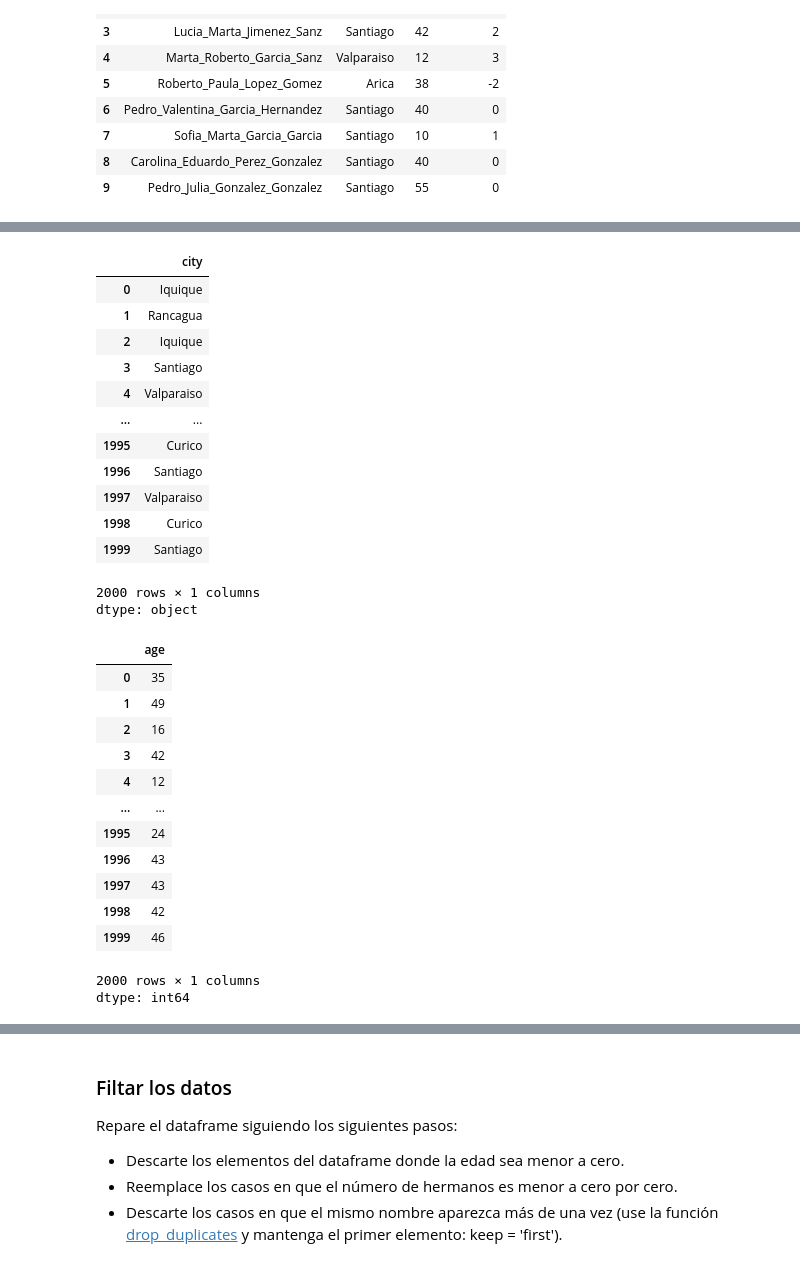
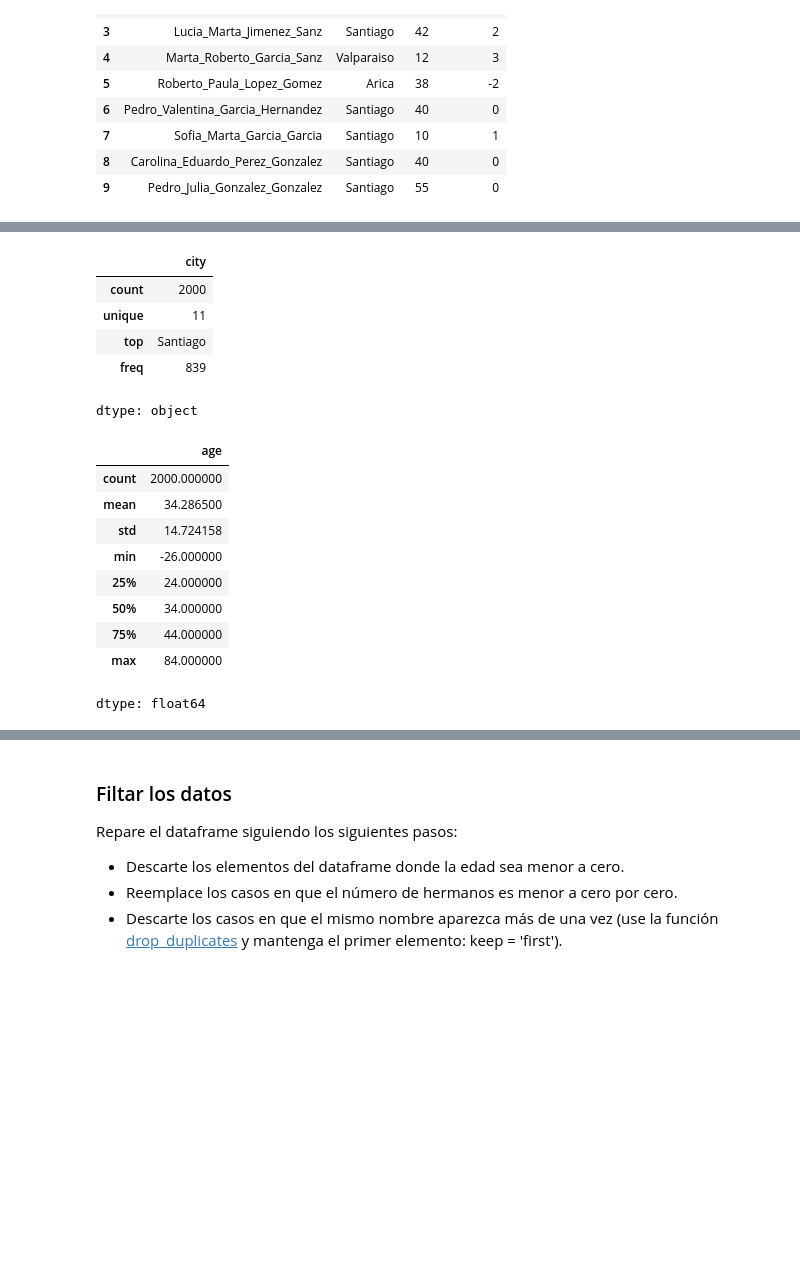
Before and after one commit to Morales-Andres/Tarea-1, a Jupyter notebook: Tarea_1.ipynb, the cells around one changed output, grey strips where cells are left out. Drawn from its saved outputs; the diff is of its cells as text; code cells hidden in the pictures; blank space fills up the shorter version.

```diff
--- a/Tarea_1.ipynb
+++ b/Tarea_1.ipynb
@@ -243,39 +236,29 @@ dtype: object
 # %%
 df_censo_ciudad = df_censo['city']
 df_censo_ciudad
+df_censo_ciudad.describe()
 # %% [output]
 |  | city |
-| 0 | Iquique |
-| 1 | Rancagua |
-| 2 | Iquique |
-| 3 | Santiago |
-| 4 | Valparaiso |
-| ... | ... |
-| 1995 | Curico |
-| 1996 | Santiago |
-| 1997 | Valparaiso |
-| 1998 | Curico |
-| 1999 | Santiago |
+| count | 2000 |
+| unique | 11 |
+| top | Santiago |
+| freq | 839 |
-2000 rows × 1 columns
 dtype: object
 # %%
 df_censo_edad = df_censo['age']
 df_censo_edad
+df_censo_edad.describe()
 # %% [output]
 |  | age |
-| 0 | 35 |
-| 1 | 49 |
-| 2 | 16 |
-| 3 | 42 |
-| 4 | 12 |
-| ... | ... |
-| 1995 | 24 |
-| 1996 | 43 |
-| 1997 | 43 |
-| 1998 | 42 |
-| 1999 | 46 |
+| count | 2000.000000 |
+| mean | 34.286500 |
+| std | 14.724158 |
+| min | -26.000000 |
+| 25% | 24.000000 |
+| 50% | 34.000000 |
+| 75% | 44.000000 |
+| max | 84.000000 |
-2000 rows × 1 columns
-dtype: int64
+dtype: float64
 # %%
 df_censo_hermanos = df_censo['n_siblings']
 df_censo_hermanos
```
Also changed, not shown: parts of 11 cells of this notebook.
